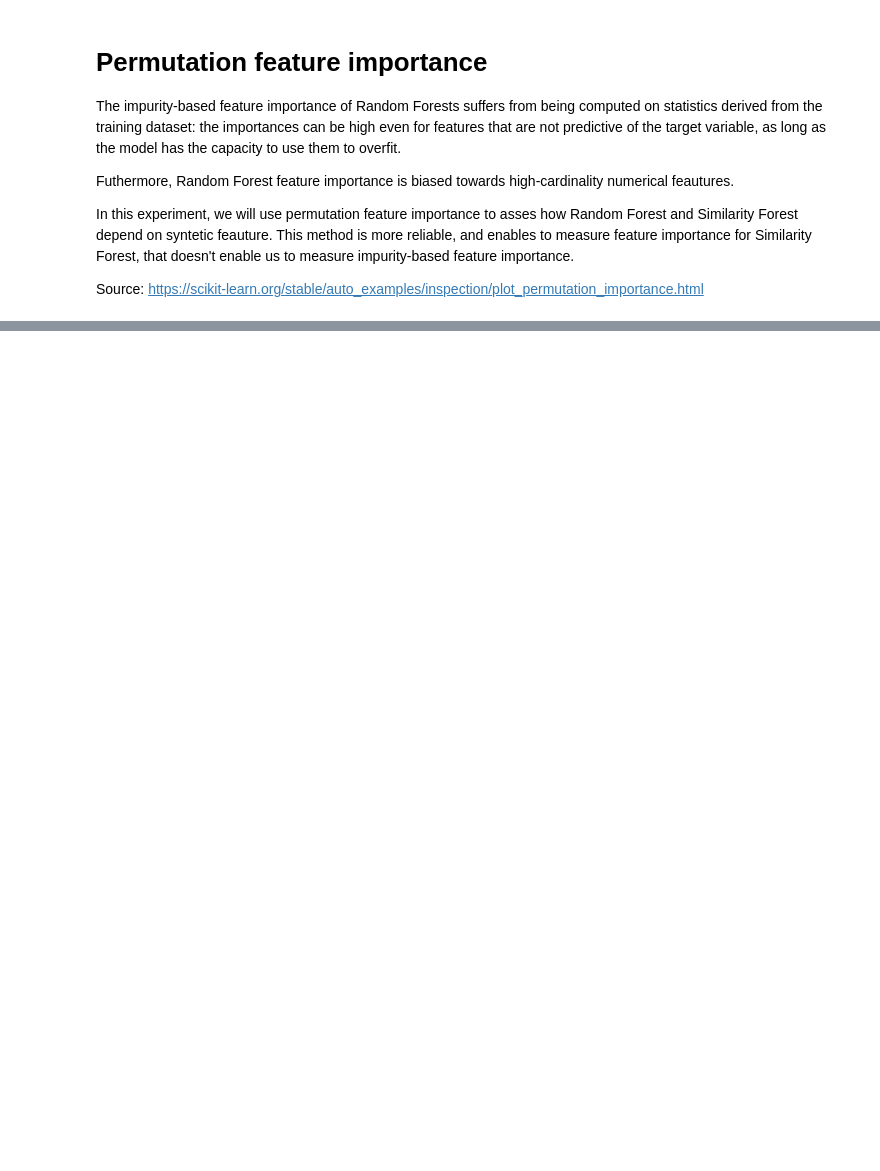
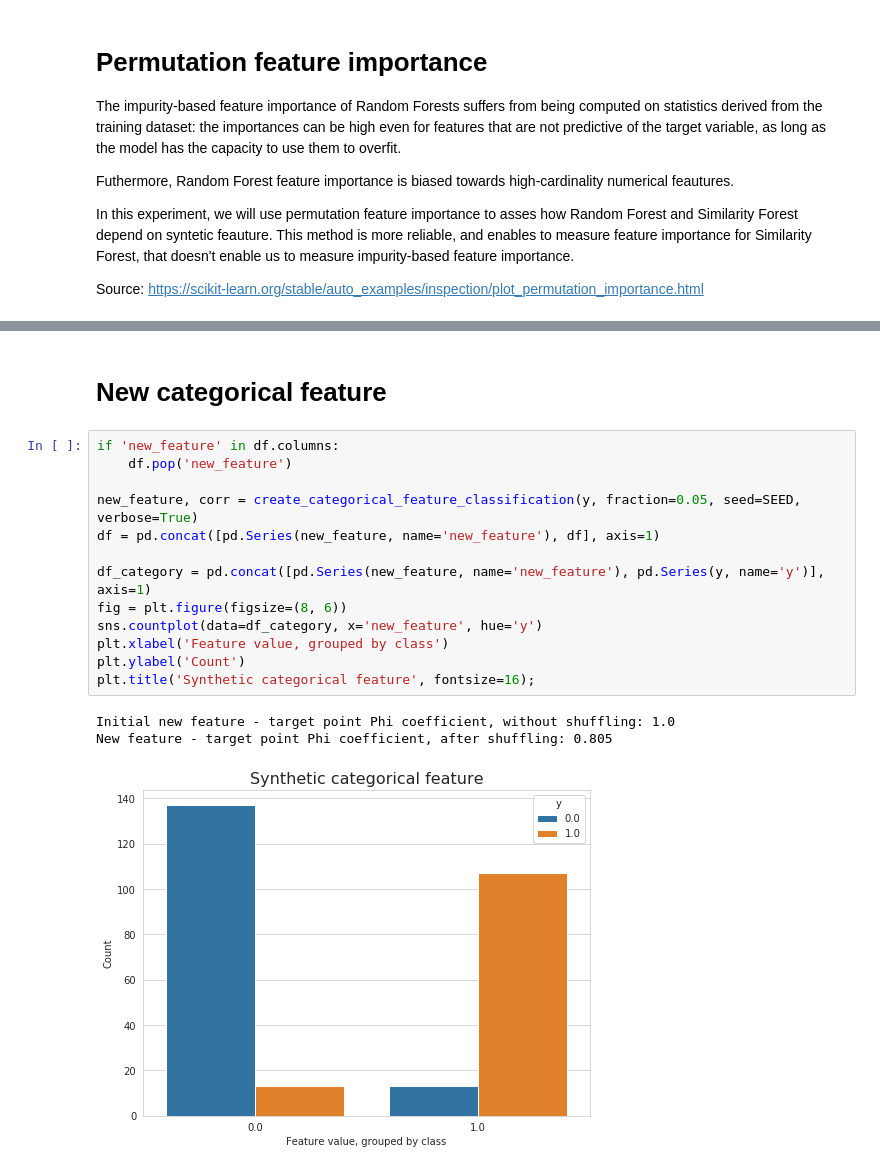
Before and after one commit to sfczekalski/similarity_forest, a Jupyter notebook: examples/Bias.ipynb, the cells around one changed output, grey strips where cells are left out. Cells and saved outputs as stored; diff of their text form; blank space fills up the shorter version.

```diff
--- a/examples/Bias.ipynb
+++ b/examples/Bias.ipynb
@@ -115,0 +121,19 @@ plot_bias(fraction_range, correlations, rf_scores, sf_scores, permutation_import
+# %% [markdown]
+# New categorical feature
+# %%
+if 'new_feature' in df.columns:
+    df.pop('new_feature')
+
+new_feature, corr = create_categorical_feature_classification(y, fraction=0.05, seed=SEED, verbose=True)
+df = pd.concat([pd.Series(new_feature, name='new_feature'), df], axis=1)
+
+df_category = pd.concat([pd.Series(new_feature, name='new_feature'), pd.Series(y, name='y')], axis=1)
+fig = plt.figure(figsize=(8, 6))
+sns.countplot(data=df_category, x='new_feature', hue='y')
+plt.xlabel('Feature value, grouped by class')
+plt.ylabel('Count')
+plt.title('Synthetic categorical feature', fontsize=16);
+# %% [output]
+Initial new feature - target point Phi coefficient, without shuffling: 1.0
+New feature - target point Phi coefficient, after shuffling: 0.805
+[figure, added]
```
Also changed, not shown: parts of 10 cells of this notebook, 1 other file.
